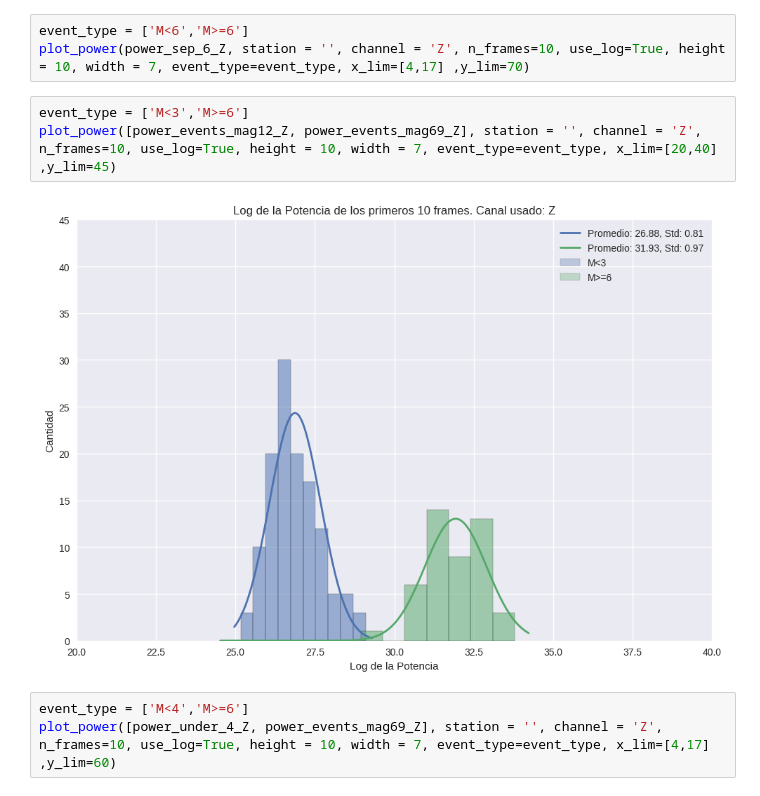
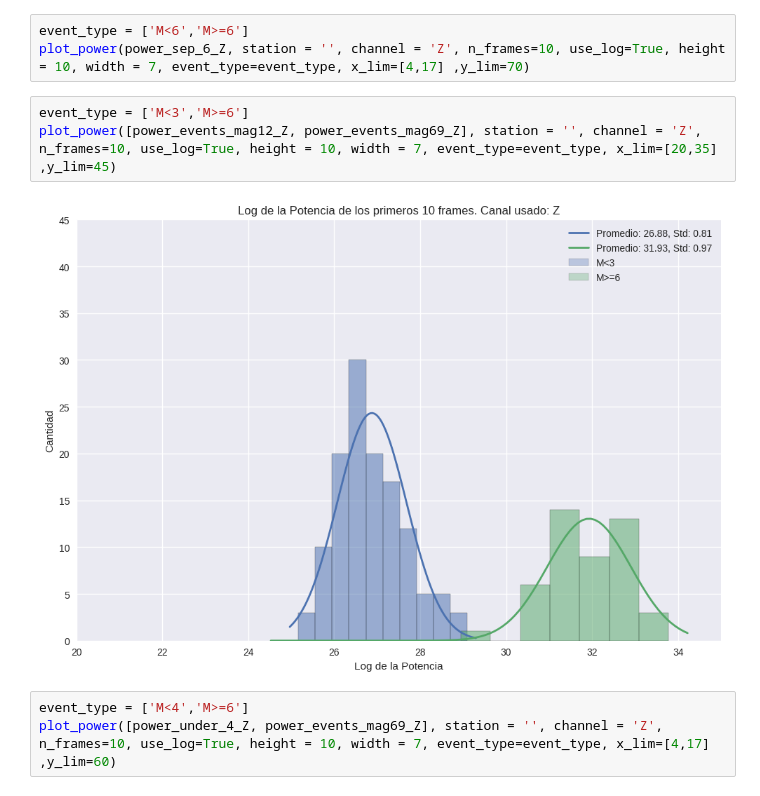
Before and after one commit to simonvidal99/Trigger, a Jupyter notebook: newdbprocessing.ipynb, the cells around one changed output. Cells and saved outputs as stored; diff of their text form.

```diff
--- a/newdbprocessing.ipynb
+++ b/newdbprocessing.ipynb
@@ -778,9 +783,9 @@ event_type = ['M<6','M>=6']
 plot_power(power_sep_6_Z, station = '', channel = 'Z', n_frames=10, use_log=True, height = 10, width = 7, event_type=event_type, x_lim=[4,17] ,y_lim=70)
 # %%
 event_type = ['M<3','M>=6']
-plot_power([power_events_mag12_Z, power_events_mag69_Z], station = '', channel = 'Z', n_frames=10, use_log=True, height = 10, width = 7, event_type=event_type, x_lim=[20,40] ,y_lim=45)
+plot_power([power_events_mag12_Z, power_events_mag69_Z], station = '', channel = 'Z', n_frames=10, use_log=True, height = 10, width = 7, event_type=event_type, x_lim=[20,35] ,y_lim=45)
 # %% [output]
-[figure, old version]
+[figure, new version]
 # %%
 event_type = ['M<4','M>=6']
 plot_power([power_under_4_Z, power_events_mag69_Z], station = '', channel = 'Z', n_frames=10, use_log=True, height = 10, width = 7, event_type=event_type, x_lim=[4,17] ,y_lim=60)
```
Also changed, not shown: parts of 24 cells of this notebook, 1 other file.
